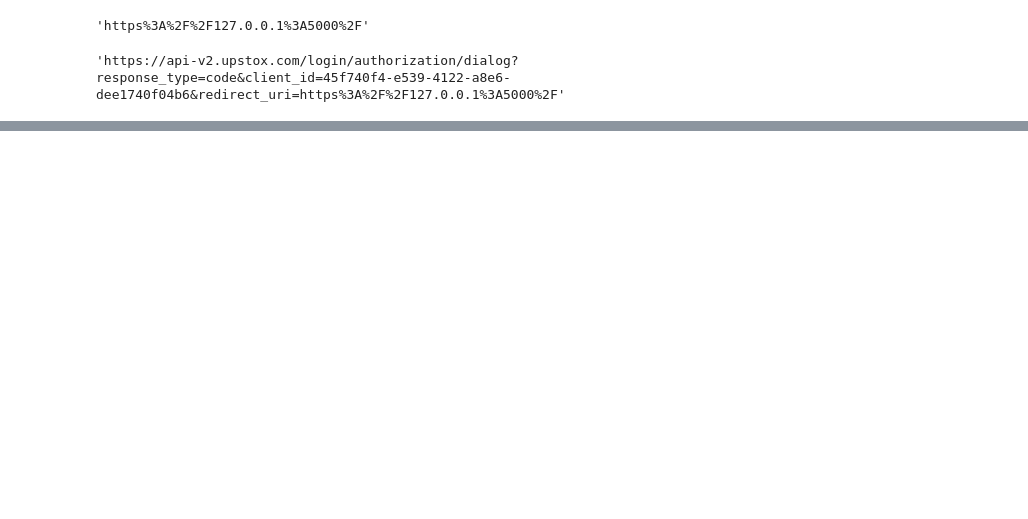
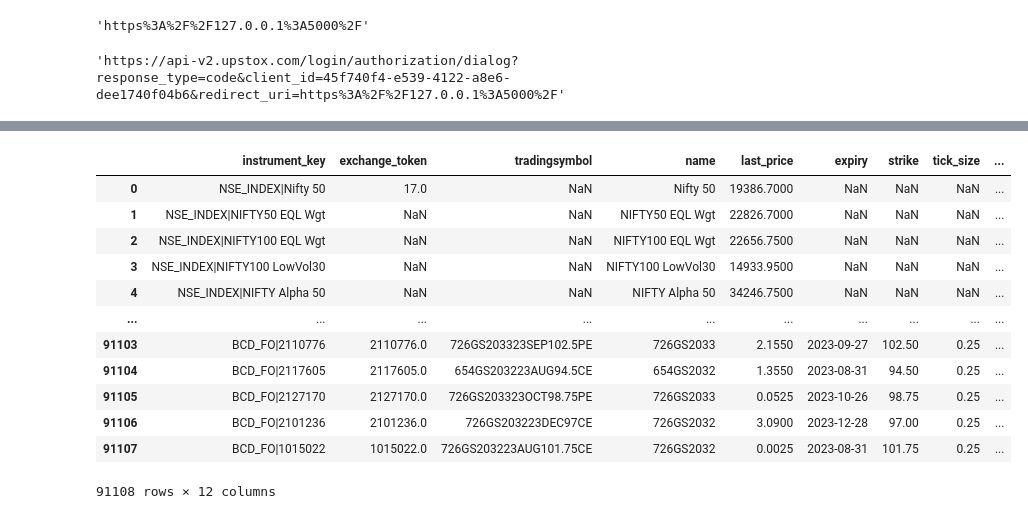
Before and after one commit to san39/Algos, a Jupyter notebook: upstoxLogin.ipynb, the cells around one changed output, grey strips where cells are left out. Drawn from its saved outputs; the diff is of its cells as text; code cells hidden in the pictures; blank space fills up the shorter version.

```diff
--- a/upstoxLogin.ipynb
+++ b/upstoxLogin.ipynb
@@ -51,0 +83,19 @@ json_response
+# %%
+fileUrl ='https://assets.upstox.com/market-quote/instruments/exchange/complete.csv.gz'
+symboldf = pd.read_csv(fileUrl)
+symboldf['expiry'] = pd.to_datetime(symboldf['expiry']).apply(lambda x: x.date())
+symboldf
+# %% [output]
+|  | instrument_key | exchange_token | tradingsymbol | name | last_price | expiry | strike | tick_size | ... |
+| 0 | NSE_INDEX|Nifty 50 | 17.0 | NaN | Nifty 50 | 19386.7000 | NaN | NaN | NaN | ... |
+| 1 | NSE_INDEX|NIFTY50 EQL Wgt | NaN | NaN | NIFTY50 EQL Wgt | 22826.7000 | NaN | NaN | NaN | ... |
+| 2 | NSE_INDEX|NIFTY100 EQL Wgt | NaN | NaN | NIFTY100 EQL Wgt | 22656.7500 | NaN | NaN | NaN | ... |
+| 3 | NSE_INDEX|NIFTY100 LowVol30 | NaN | NaN | NIFTY100 LowVol30 | 14933.9500 | NaN | NaN | NaN | ... |
+| 4 | NSE_INDEX|NIFTY Alpha 50 | NaN | NaN | NIFTY Alpha 50 | 34246.7500 | NaN | NaN | NaN | ... |
+| ... | ... | ... | ... | ... | ... | ... | ... | ... | ... |
+| 91103 | BCD_FO|2110776 | 2110776.0 | 726GS203323SEP102.5PE | 726GS2033 | 2.1550 | 2023-09-27 | 102.50 | 0.25 | ... |
+| 91104 | BCD_FO|2117605 | 2117605.0 | 654GS203223AUG94.5CE | 654GS2032 | 1.3550 | 2023-08-31 | 94.50 | 0.25 | ... |
+| 91105 | BCD_FO|2127170 | 2127170.0 | 726GS203323OCT98.75PE | 726GS2033 | 0.0525 | 2023-10-26 | 98.75 | 0.25 | ... |
+| 91106 | BCD_FO|2101236 | 2101236.0 | 726GS203223DEC97CE | 726GS2032 | 3.0900 | 2023-12-28 | 97.00 | 0.25 | ... |
+| 91107 | BCD_FO|1015022 | 1015022.0 | 726GS203223AUG101.75CE | 726GS2032 | 0.0025 | 2023-08-31 | 101.75 | 0.25 | ... |
+91108 rows × 12 columns
```
Also changed, not shown: parts of 13 cells of this notebook.
